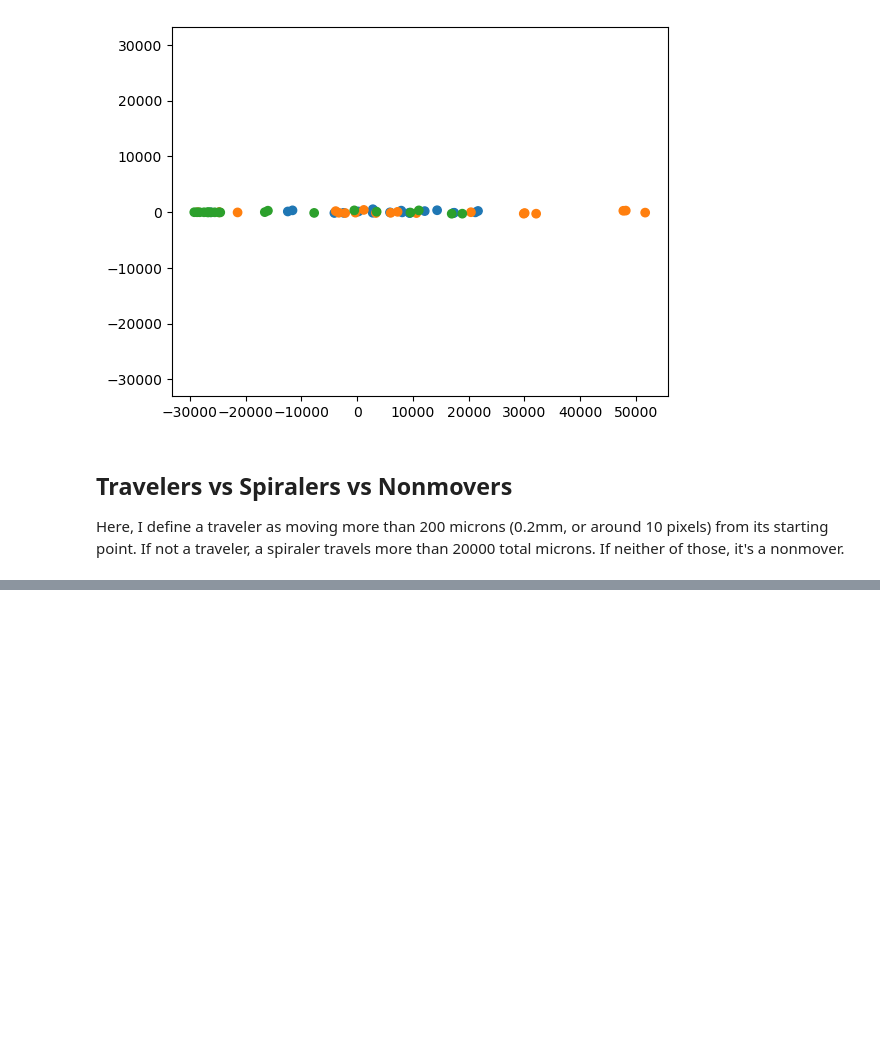
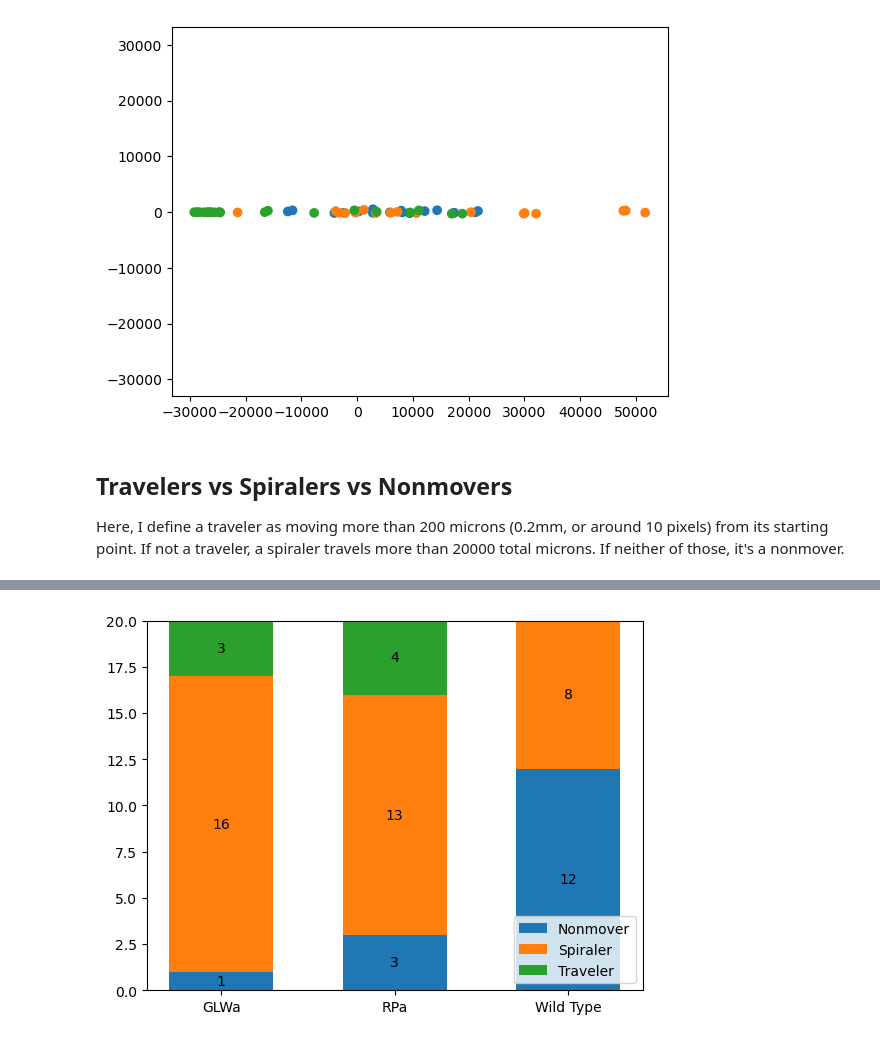
Before and after one commit to jonazhu/nematostellatracking, a Jupyter notebook: experiments/behavior_analysis/combine_plotting.ipynb, the cells around one changed output, grey strips where cells are left out. Saved outputs shown, nothing was run; the diff lists cells and outputs as text; code cells hidden in the pictures; blank space fills up the shorter version.

```diff
--- a/experiments/behavior_analysis/combine_plotting.ipynb
+++ b/experiments/behavior_analysis/combine_plotting.ipynb
@@ -123,0 +139,23 @@ g = sns.catplot(
+# %%
+classes = ('GLWa', 'RPa', "Wild Type")
+movement_counts = {
+    'Nonmover': np.array([1, 3, 12]),
+    'Spiraler': np.array([16, 13, 8]),
+    'Traveler': np.array([3, 4, 0])
+}
+width = 0.6  # the width of the bars: can also be len(x) sequence
+
+fig, ax = plt.subplots()
+bottom = np.zeros(3)
+
+for c, c_count in movement_counts.items():
+    p = ax.bar(classes, c_count, width, label=c, bottom=bottom)
+    bottom += c_count
+
+    ax.bar_label(p, label_type='center')
+
+ax.legend()
+
+plt.show()
+# %% [output]
+[figure, added]
```
Also changed, not shown: parts of 7 cells of this notebook, 8 other files.
